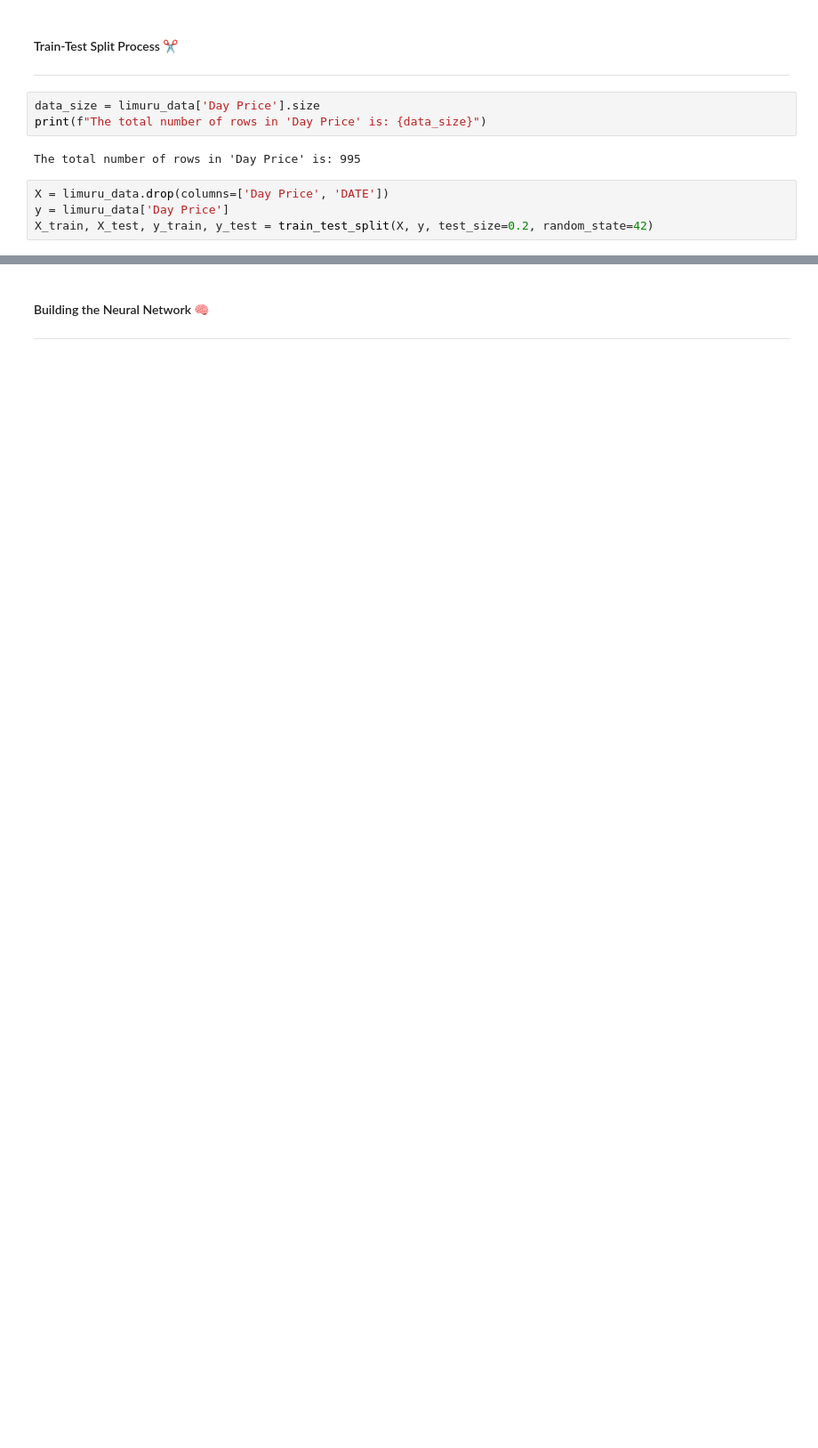
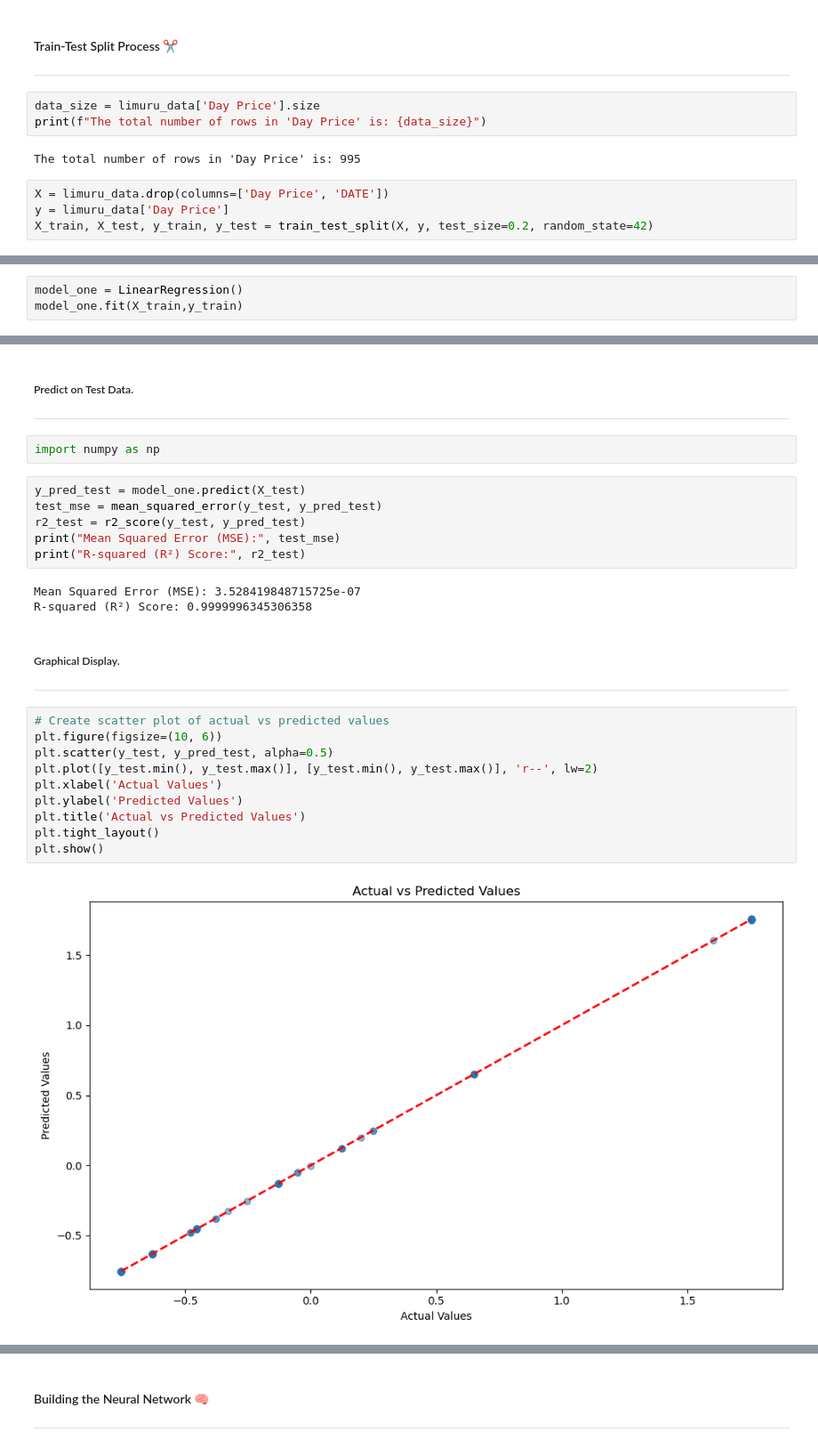
Before and after one commit to cmm25/MachineLearning, a Jupyter notebook: Knowledge_based_systems/Regression/regression.ipynb, the cells around one changed output, grey strips where cells are left out. Shown at 89% size. Saved outputs shown, nothing was run; the diff lists cells and outputs as text; blank space fills up the shorter version.

Commit message:
completed Linear regression ans associated analysis.

```diff
--- a/Knowledge_based_systems/Regression/regression.ipynb
+++ b/Knowledge_based_systems/Regression/regression.ipynb
@@ -547,0 +549,3 @@ Testing data (X_test) shape: (199, 9)
+# %%
+model_one = LinearRegression()
+model_one.fit(X_train,y_train)
@@ -547,0 +566,29 @@ Testing data (X_test) shape: (199, 9)
+# %% [markdown]
+##### Predict on Test Data.
+---
+# %%
+import numpy as np
+# %%
+y_pred_test = model_one.predict(X_test)
+test_mse = mean_squared_error(y_test, y_pred_test)
+r2_test = r2_score(y_test, y_pred_test)
+print("Mean Squared Error (MSE):", test_mse)
+print("R-squared (R²) Score:", r2_test)
+# %% [output]
+Mean Squared Error (MSE): 3.528419848715725e-07
+R-squared (R²) Score: 0.9999996345306358
+# %% [markdown]
+##### Graphical Display.
+---
+# %%
+# Create scatter plot of actual vs predicted values
+plt.figure(figsize=(10, 6))
+plt.scatter(y_test, y_pred_test, alpha=0.5)
+plt.plot([y_test.min(), y_test.max()], [y_test.min(), y_test.max()], 'r--', lw=2)
+plt.xlabel('Actual Values')
+plt.ylabel('Predicted Values')
+plt.title('Actual vs Predicted Values')
+plt.tight_layout()
+plt.show()
+# %% [output]
+[figure, added]
```
Also changed, not shown: parts of 19 cells of this notebook.
